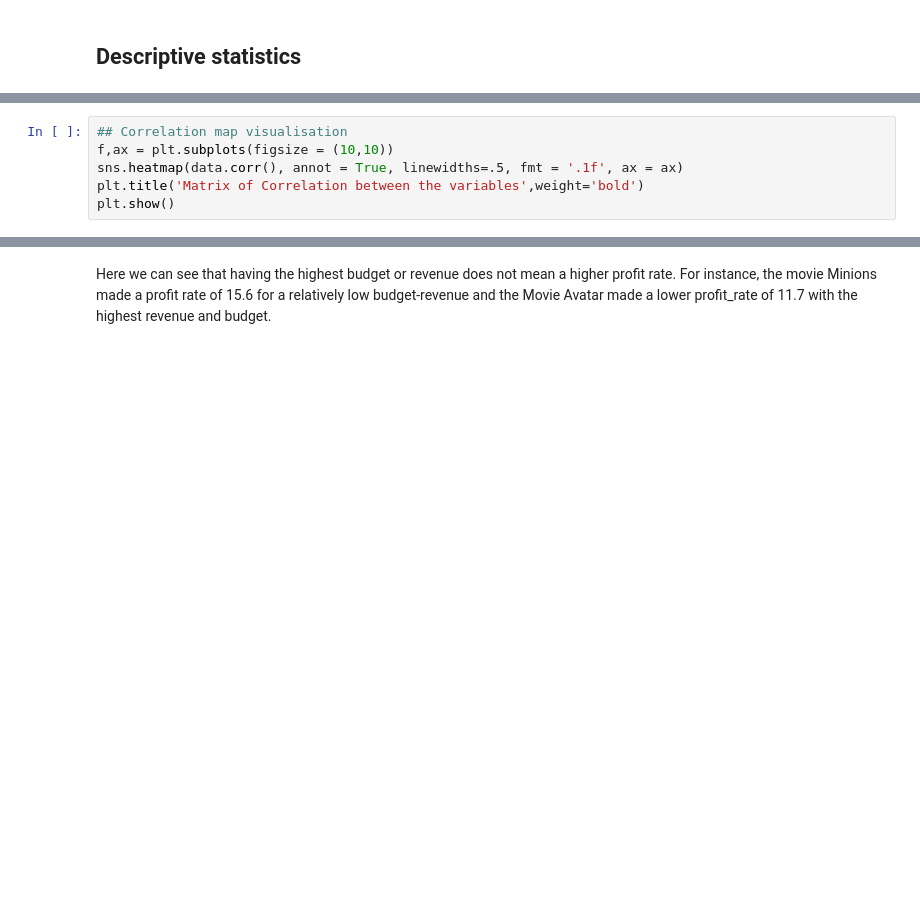
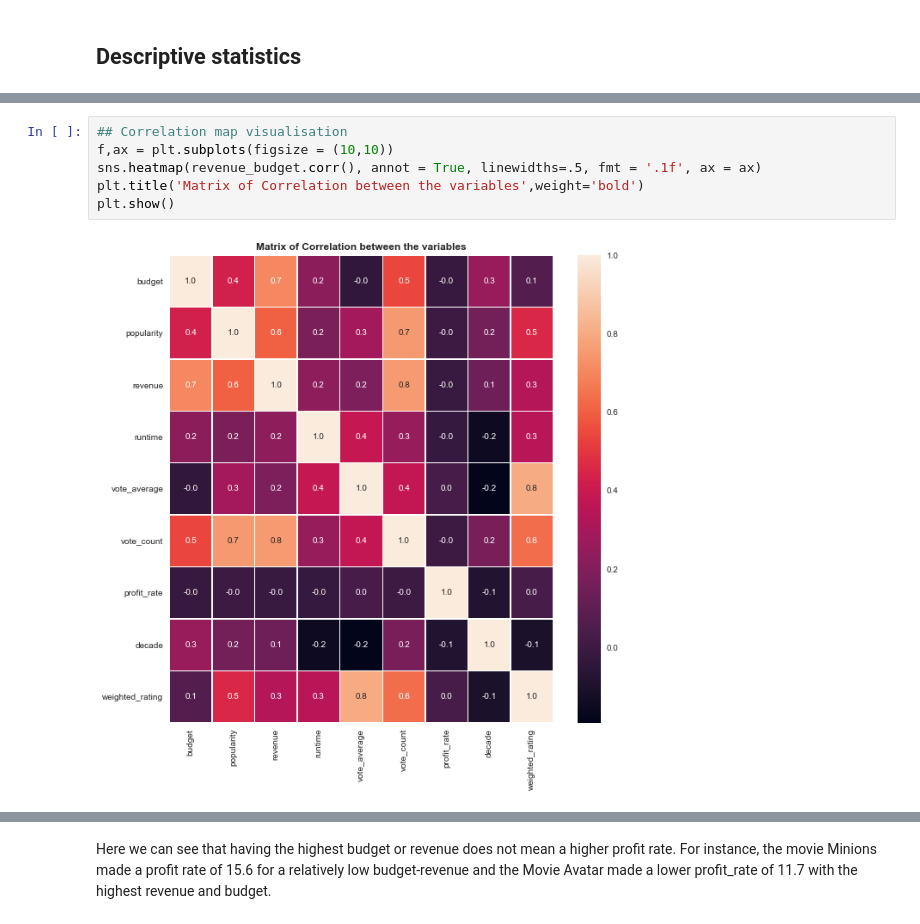
Before and after one commit to Ellana42/projet_info, a Jupyter notebook: rating_movies.ipynb, the cells around one changed output, grey strips where cells are left out. Saved outputs shown, nothing was run; the diff lists cells and outputs as text; blank space fills up the shorter version.

```diff
--- a/rating_movies.ipynb
+++ b/rating_movies.ipynb
@@ -170,6 +405,8 @@ data.corr()
 # %%
 ## Correlation map visualisation
 f,ax = plt.subplots(figsize = (10,10))
-sns.heatmap(data.corr(), annot = True, linewidths=.5, fmt = '.1f', ax = ax)
+sns.heatmap(revenue_budget.corr(), annot = True, linewidths=.5, fmt = '.1f', ax = ax)
 plt.title('Matrix of Correlation between the variables',weight='bold')
 plt.show()
+# %% [output]
+[figure, added]
```
Also changed, not shown: parts of 84 cells of this notebook.
